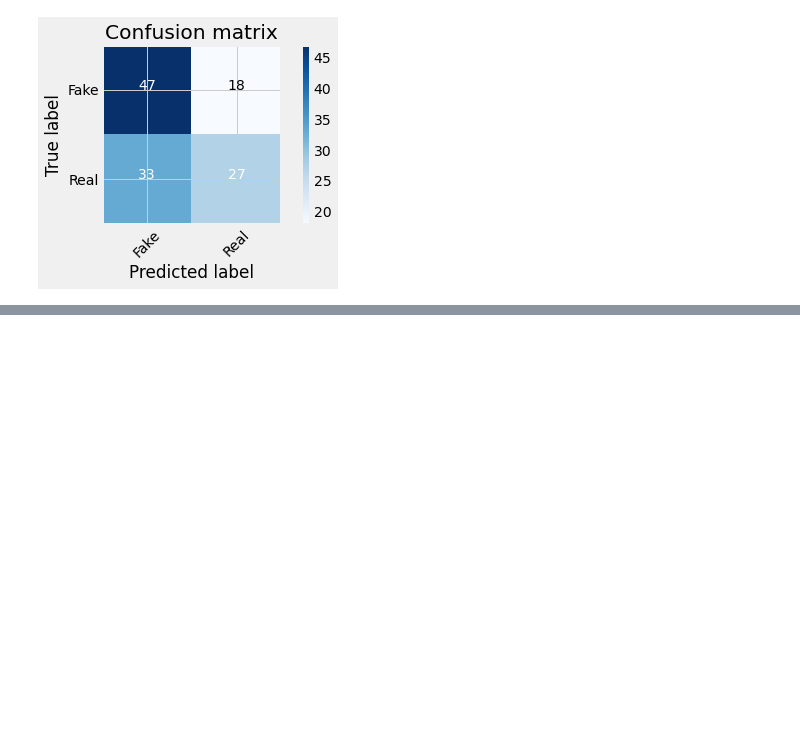
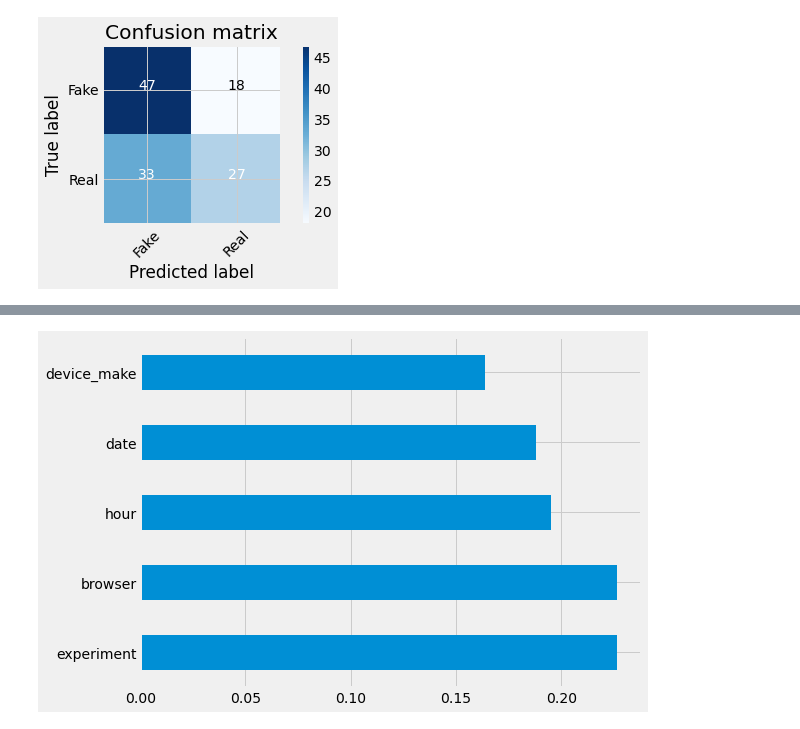
Before and after one commit to 10X-groups/AB-testing, a Jupyter notebook: notebooks/Abtest-mlops.ipynb, the cells around one changed output, grey strips where cells are left out. Cells and saved outputs as stored; diff of their text form; code cells hidden in the pictures; blank space fills up the shorter version.

```diff
--- a/notebooks/Abtest-mlops.ipynb
+++ b/notebooks/Abtest-mlops.ipynb
@@ -524,0 +535,13 @@ NameError: name 'feature' is not defined
+# %%
+# features importance based on XGBoost
+# Feature Importance:using GradientBoostingClassifier
+from sklearn.ensemble import GradientBoostingClassifier
+import matplotlib.pyplot as plt
+model=XGBClassifier()
+model.fit(X,y)
+plt.figure(figsize=(8,6))
+ranked_features=pd.Series(model.feature_importances_,index=X.columns)
+ranked_features.nlargest(24).plot(kind='barh')
+plt.show()
+# %% [output]
+[figure, added]
```
Also changed, not shown: parts of 4 cells of this notebook, 1 other file.
